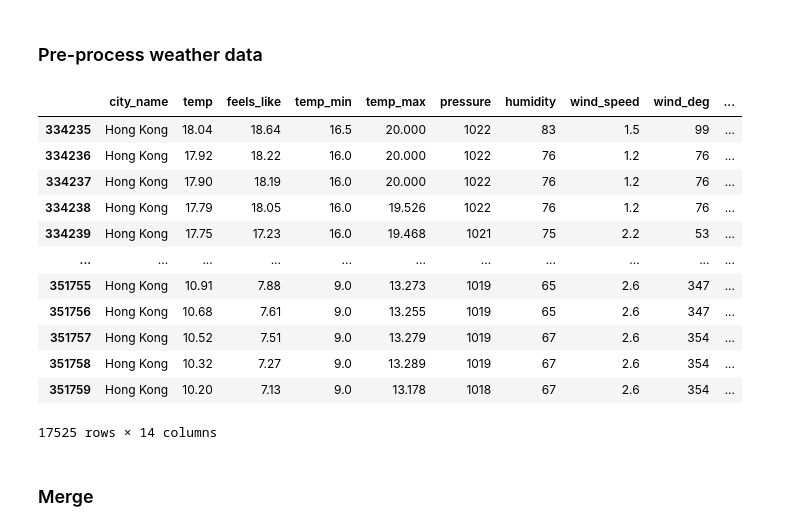
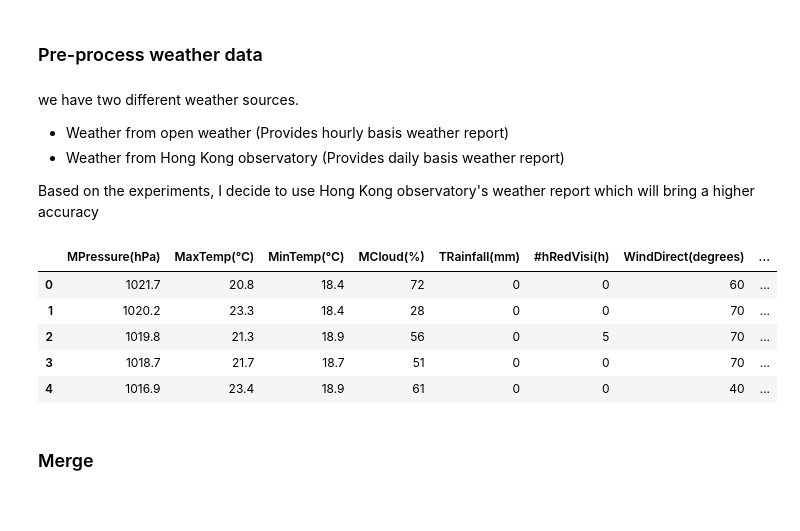
Before and after one commit to sirily11/classes-notes, a Jupyter notebook: notebooks/MSBD5001/project/Individual Project.ipynb, the cells around one changed output. Saved outputs shown, nothing was run; the diff lists cells and outputs as text; code cells hidden in the pictures.

```diff
--- a/notebooks/MSBD5001/project/Individual Project.ipynb
+++ b/notebooks/MSBD5001/project/Individual Project.ipynb
@@ -139,36 +143,43 @@ train.plot(x='date', y='speed', figsize=(20, 10))
 from datetime import datetime
 def k_to_c(x):
     return x - 273.15
+# %% [markdown]
+we have two different weather sources.
+
+- Weather from open weather (Provides hourly basis weather report)
+- Weather from Hong Kong observatory (Provides daily basis weather report)
+
+Based on the experiments, I decide to use Hong Kong observatory's weather report which will bring a higher accuracy
 # %%
 # Change this path to yours
-weather = pd.read_csv("/content/drive/MyDrive/courses/HKUST/MSBD5001/project/data/individual project/hongkong_weather_1970-2020.csv")
-weather['dt_iso'] = weather['dt_iso'].apply(lambda x: x.replace('UTC', ''))
-weather['date'] = pd.to_datetime(weather['dt_iso']).dt.tz_convert("Asia/Hong_Kong").dt.tz_localize(None)
+# weather = pd.read_csv("/content/drive/MyDrive/courses/HKUST/MSBD5001/project/data/individual project/hongkong_weather_1970-2020.csv")
+# weather['dt_iso'] = weather['dt_iso'].apply(lambda x: x.replace('UTC', ''))
+# weather['date'] = pd.to_datetime(weather['dt_iso']).dt.tz_convert("Asia/Hong_Kong").dt.tz_localize(None)
 
-# Transform unit
-weather['temp'] = weather['temp'].apply(k_to_c)
-weather['feels_like'] = weather['feels_like'].apply(k_to_c)
-weather['temp_min'] = weather['temp_min'].apply(k_to_c)
-weather['temp_max'] = weather['temp_max'].apply(k_to_c)
+# # Transform unit
+# weather['temp'] = weather['temp'].apply(k_to_c)
+# weather['feels_like'] = weather['feels_like'].apply(k_to_c)
+# weather['temp_min'] = weather['temp_min'].apply(k_to_c)
+# weather['temp_max'] = weather['temp_max'].apply(k_to_c)
 
-weather = weather.drop(["dt_iso", "dt", "weather_icon", "rain_1h", "rain_3h", "snow_1h", "snow_3h", "sea_level", "grnd_level", "timezone", "lat", "lon"], axis=1)
-mask = (weather['date'] >= datetime(2017,1,1)) & (weather['date'] <= datetime(2019, 1, 1))
-weather = weather.loc[mask]
-weather
+# weather = weather.drop(["dt_iso", "dt", "weather_icon", "rain_1h", "rain_3h", "snow_1h", "snow_3h", "sea_level", "grnd_level", "timezone", "lat", "lon"], axis=1)
+# mask = (weather['date'] >= datetime(2017,1,1)) & (weather['date'] <= datetime(2019, 1, 1))
+# weather = weather.loc[mask]
+
+# weather
+weather=pd.read_csv("/content/drive/MyDrive/courses/HKUST/MSBD5001/project/data/individual project/wr.csv")
+
+weather['date'] = pd.to_datetime(weather.year*10000+weather.month*100+weather.day,format='%Y%m%d')
+weather.drop(['Unnamed: 0', 'year', 'month', 'day'],axis=1,inplace=True)
+weather['TRainfall(mm)']=weather['TRainfall(mm)'].apply(lambda x:0 if x in ['-','Trace'] else x)
+weather.head()
 # %% [output]
-|  | city_name | temp | feels_like | temp_min | temp_max | pressure | humidity | wind_speed | wind_deg | ... |
-| 334235 | Hong Kong | 18.04 | 18.64 | 16.5 | 20.000 | 1022 | 83 | 1.5 | 99 | ... |
-| 334236 | Hong Kong | 17.92 | 18.22 | 16.0 | 20.000 | 1022 | 76 | 1.2 | 76 | ... |
-| 334237 | Hong Kong | 17.90 | 18.19 | 16.0 | 20.000 | 1022 | 76 | 1.2 | 76 | ... |
-| 334238 | Hong Kong | 17.79 | 18.05 | 16.0 | 19.526 | 1022 | 76 | 1.2 | 76 | ... |
-| 334239 | Hong Kong | 17.75 | 17.23 | 16.0 | 19.468 | 1021 | 75 | 2.2 | 53 | ... |
-| ... | ... | ... | ... | ... | ... | ... | ... | ... | ... | ... |
-| 351755 | Hong Kong | 10.91 | 7.88 | 9.0 | 13.273 | 1019 | 65 | 2.6 | 347 | ... |
-| 351756 | Hong Kong | 10.68 | 7.61 | 9.0 | 13.255 | 1019 | 65 | 2.6 | 347 | ... |
-| 351757 | Hong Kong | 10.52 | 7.51 | 9.0 | 13.279 | 1019 | 67 | 2.6 | 354 | ... |
-| 351758 | Hong Kong | 10.32 | 7.27 | 9.0 | 13.289 | 1019 | 67 | 2.6 | 354 | ... |
-| 351759 | Hong Kong | 10.20 | 7.13 | 9.0 | 13.178 | 1018 | 67 | 2.6 | 354 | ... |
+|  | MPressure(hPa) | MaxTemp(℃) | MinTemp(℃) | MCloud(%) | TRainfall(mm) | #hRedVisi(h) | WindDirect(degrees) | ... |
+| 0 | 1021.7 | 20.8 | 18.4 | 72 | 0 | 0 | 60 | ... |
+| 1 | 1020.2 | 23.3 | 18.4 | 28 | 0 | 0 | 70 | ... |
+| 2 | 1019.8 | 21.3 | 18.9 | 56 | 0 | 5 | 70 | ... |
+| 3 | 1018.7 | 21.7 | 18.7 | 51 | 0 | 0 | 70 | ... |
+| 4 | 1016.9 | 23.4 | 18.9 | 61 | 0 | 0 | 40 | ... |
-17525 rows × 14 columns
 # %% [markdown]
 ### Merge
 # %%
```
Also changed, not shown: parts of 47 cells of this notebook, 5 other files.
